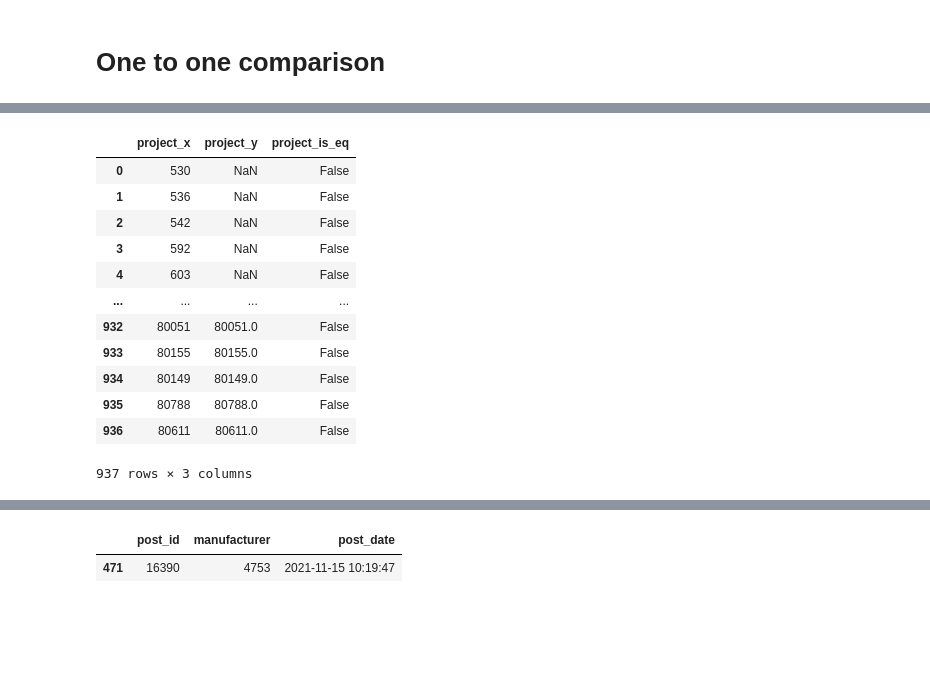
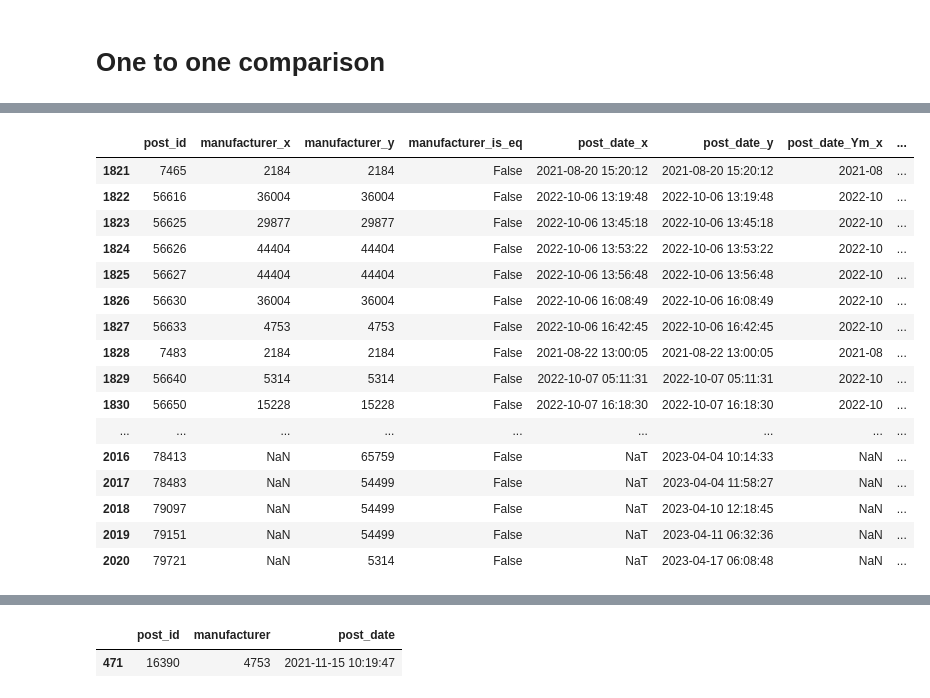
Before and after one commit to ophir-friedler/manufuture, a Jupyter notebook: manu_python/one to one with wp_type_XXX tables .ipynb, the cells around one changed output, grey strips where cells are left out. Drawn from its saved outputs; the diff is of its cells as text; code cells hidden in the pictures; blank space fills up the shorter version.

```diff
--- a/manu_python/one to one with wp_type_XXX tables .ipynb
+++ b/manu_python/one to one with wp_type_XXX tables .ipynb
@@ -76,0 +82,2 @@ Index(['id', 'post_id', 'status', 'project', 'agency', 'bids', 'chosen_bids',
+# %%
+bids_reset = all_tables_df['bids'].reset_index().rename(columns={'bid_post_id':'post_id', 'manufacturer_id':'manufacturer'})
@@ -85,24 +112,28 @@ def one_to_one_compare(table_a, table_b, compare_columns):
             return
     merged_df = table_a.merge(table_b, how='outer', on=['post_id'])
     for column in compare_columns:
-        merged_df[column+'_is_eq'] = str(merged_df[column +'_x']) == str(merged_df[column +'_y'])
+        merged_df[column + '_is_eq'] = str(merged_df[column +'_x']) == str(merged_df[column +'_y'])
     return merged_df
 
-merged_df = one_to_one_compare(all_tables_df['wp_quotes'], all_tables_df['wp_type_quote'], ['status', 'project', 'agency', 'bids', 'chosen_bids','doc_sl', 'doc_sf', 'doc_ml', 'doc_mf', 'doc_int', 'chosen_quote', 'doc_xls'] )
+merged_df = one_to_one_compare(bids_reset, all_tables_df['wp_type_bid'], ['manufacturer', 'post_date_Ym', 'is_bid_chosen'] )
 # %%
-merged_df[['project_x', 'project_y', 'project_is_eq']]
+merged_df[['post_id', 'manufacturer_x', 'manufacturer_y', 'manufacturer_is_eq', 'post_date_x', 'post_date_y', 'post_date_Ym_x', 'post_date_Ym_y', 'post_date_Ym_is_eq']].tail(200)
 #[['post_id', 'status_x', 'status_y', 'project_x', 'project_y', 'agency_x', 'agency_y', 'bids_x', 'bids_y', 'chosen_bids_x', 'chosen_bids_y']]
 # %% [output]
-|  | project_x | project_y | project_is_eq |
-| 0 | 530 | NaN | False |
-| 1 | 536 | NaN | False |
-| 2 | 542 | NaN | False |
-| 3 | 592 | NaN | False |
-| 4 | 603 | NaN | False |
-| ... | ... | ... | ... |
-| 932 | 80051 | 80051.0 | False |
-| 933 | 80155 | 80155.0 | False |
-| 934 | 80149 | 80149.0 | False |
-| 935 | 80788 | 80788.0 | False |
-| 936 | 80611 | 80611.0 | False |
+|  | post_id | manufacturer_x | manufacturer_y | manufacturer_is_eq | post_date_x | post_date_y | post_date_Ym_x | ... |
+| 1821 | 7465 | 2184 | 2184 | False | 2021-08-20 15:20:12 | 2021-08-20 15:20:12 | 2021-08 | ... |
+| 1822 | 56616 | 36004 | 36004 | False | 2022-10-06 13:19:48 | 2022-10-06 13:19:48 | 2022-10 | ... |
+| 1823 | 56625 | 29877 | 29877 | False | 2022-10-06 13:45:18 | 2022-10-06 13:45:18 | 2022-10 | ... |
+| 1824 | 56626 | 44404 | 44404 | False | 2022-10-06 13:53:22 | 2022-10-06 13:53:22 | 2022-10 | ... |
+| 1825 | 56627 | 44404 | 44404 | False | 2022-10-06 13:56:48 | 2022-10-06 13:56:48 | 2022-10 | ... |
+| 1826 | 56630 | 36004 | 36004 | False | 2022-10-06 16:08:49 | 2022-10-06 16:08:49 | 2022-10 | ... |
+| 1827 | 56633 | 4753 | 4753 | False | 2022-10-06 16:42:45 | 2022-10-06 16:42:45 | 2022-10 | ... |
+| 1828 | 7483 | 2184 | 2184 | False | 2021-08-22 13:00:05 | 2021-08-22 13:00:05 | 2021-08 | ... |
+| 1829 | 56640 | 5314 | 5314 | False | 2022-10-07 05:11:31 | 2022-10-07 05:11:31 | 2022-10 | ... |
+| 1830 | 56650 | 15228 | 15228 | False | 2022-10-07 16:18:30 | 2022-10-07 16:18:30 | 2022-10 | ... |
+| ... | ... | ... | ... | ... | ... | ... | ... | ... |
+| 2016 | 78413 | NaN | 65759 | False | NaT | 2023-04-04 10:14:33 | NaN | ... |
+| 2017 | 78483 | NaN | 54499 | False | NaT | 2023-04-04 11:58:27 | NaN | ... |
+| 2018 | 79097 | NaN | 54499 | False | NaT | 2023-04-10 12:18:45 | NaN | ... |
+| 2019 | 79151 | NaN | 54499 | False | NaT | 2023-04-11 06:32:36 | NaN | ... |
+| 2020 | 79721 | NaN | 5314 | False | NaT | 2023-04-17 06:08:48 | NaN | ... |
-937 rows × 3 columns
```
Also changed, not shown: parts of 12 cells of this notebook, 10 other files.
